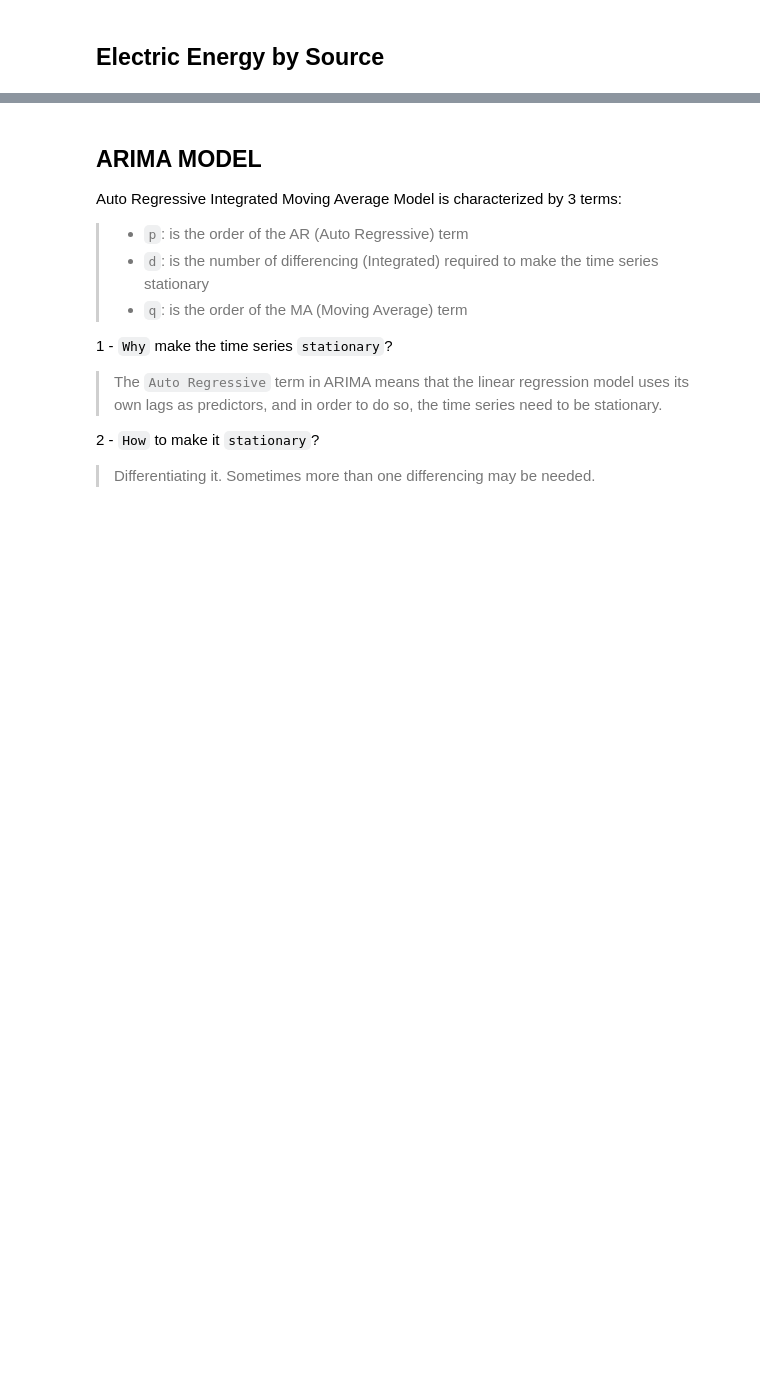
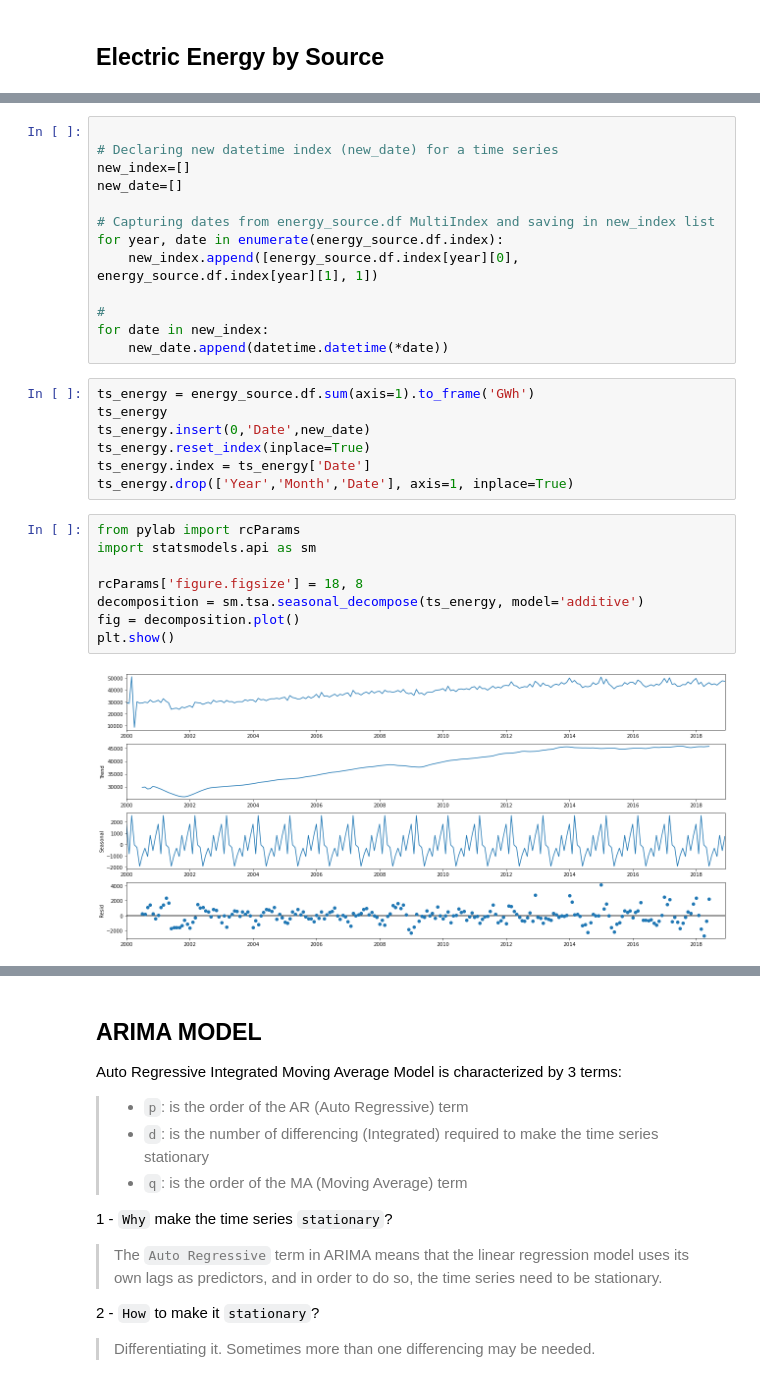
Before and after one commit to lauramsfernandes/BrazilianGasMarket, a Jupyter notebook: naturalGas_Forecast.ipynb, the cells around one changed output, grey strips where cells are left out. Saved outputs shown, nothing was run; the diff lists cells and outputs as text; blank space fills up the shorter version.

```diff
--- a/naturalGas_Forecast.ipynb
+++ b/naturalGas_Forecast.ipynb
@@ -71,0 +97,30 @@ energy_source.df
+# %%
+
+# Declaring new datetime index (new_date) for a time series
+new_index=[]
+new_date=[]
+
+# Capturing dates from energy_source.df MultiIndex and saving in new_index list
+for year, date in enumerate(energy_source.df.index):
+    new_index.append([energy_source.df.index[year][0], energy_source.df.index[year][1], 1])
+
+#
+for date in new_index:
+    new_date.append(datetime.datetime(*date))
+# %%
+ts_energy = energy_source.df.sum(axis=1).to_frame('GWh')
+ts_energy
+ts_energy.insert(0,'Date',new_date)
+ts_energy.reset_index(inplace=True)
+ts_energy.index = ts_energy['Date']
+ts_energy.drop(['Year','Month','Date'], axis=1, inplace=True)
+# %%
+from pylab import rcParams
+import statsmodels.api as sm
+
+rcParams['figure.figsize'] = 18, 8
+decomposition = sm.tsa.seasonal_decompose(ts_energy, model='additive')
+fig = decomposition.plot()
+plt.show()
+# %% [output]
+[figure, added]
```
Also changed, not shown: parts of 12 cells of this notebook, 4 other files.
